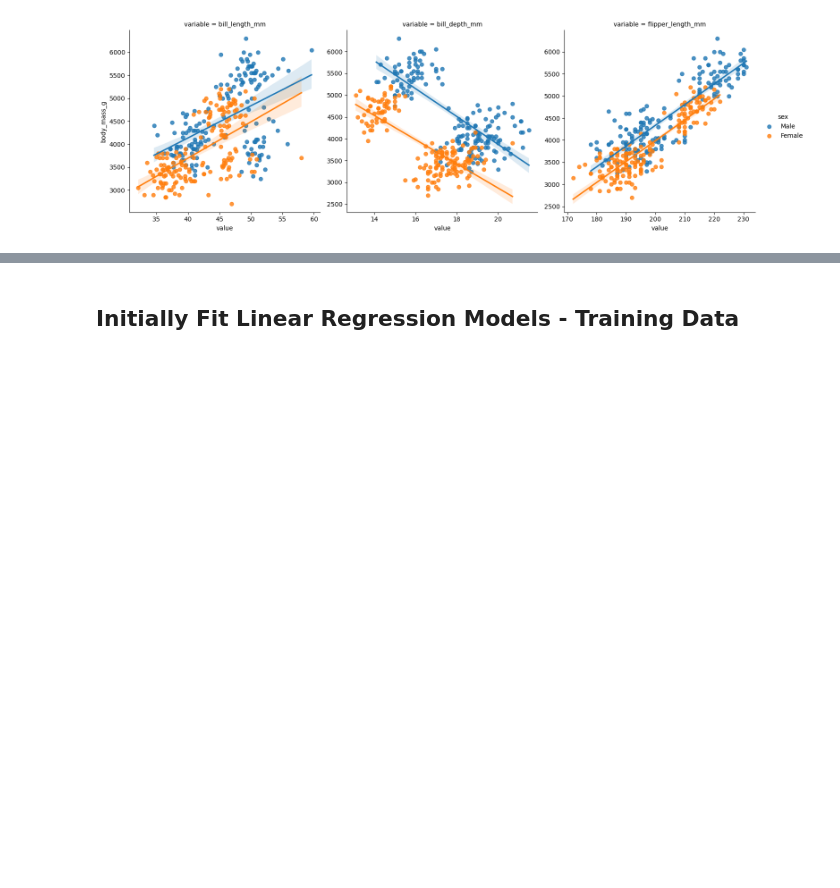
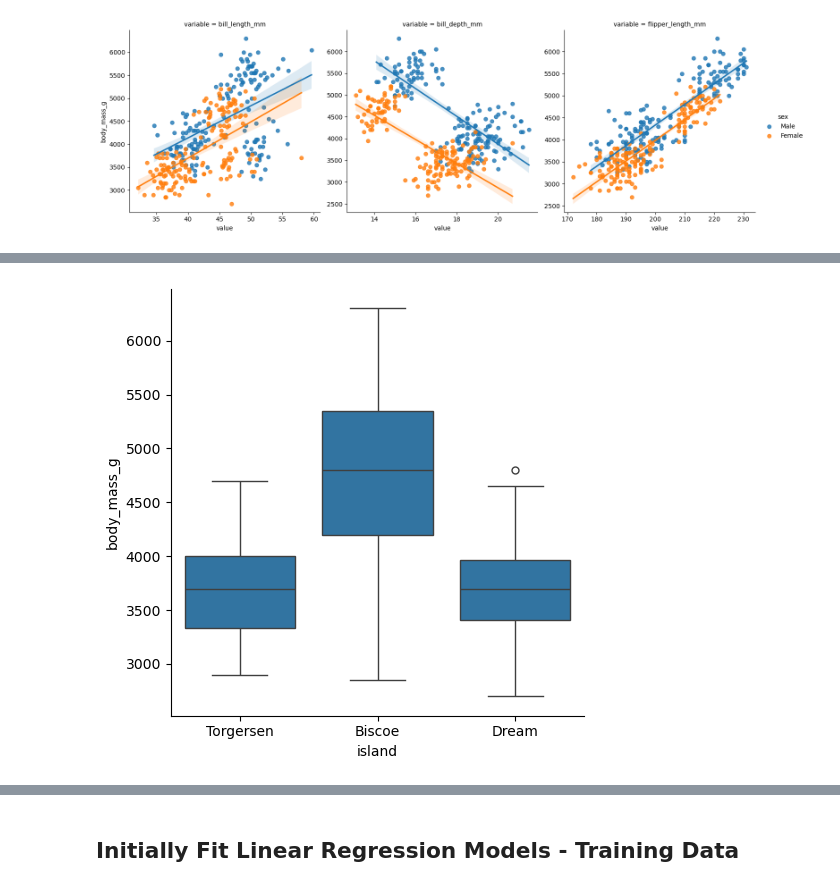
Before and after one commit to mytechnotalent/Reverse-Engineering-Data, a Jupyter notebook: 13-LR.ipynb, the cells around one changed output, grey strips where cells are left out. Saved outputs shown, nothing was run; the diff lists cells and outputs as text; code cells hidden in the pictures; blank space fills up the shorter version.

```diff
--- a/13-LR.ipynb
+++ b/13-LR.ipynb
@@ -107,0 +124,8 @@ plt.show()
+# %%
+sns.catplot(data=df,
+            x='island',
+            y='body_mass_g',
+            kind='box')
+plt.show()
+# %% [output]
+[figure, added]
```
Also changed, not shown: parts of 21 cells of this notebook.
